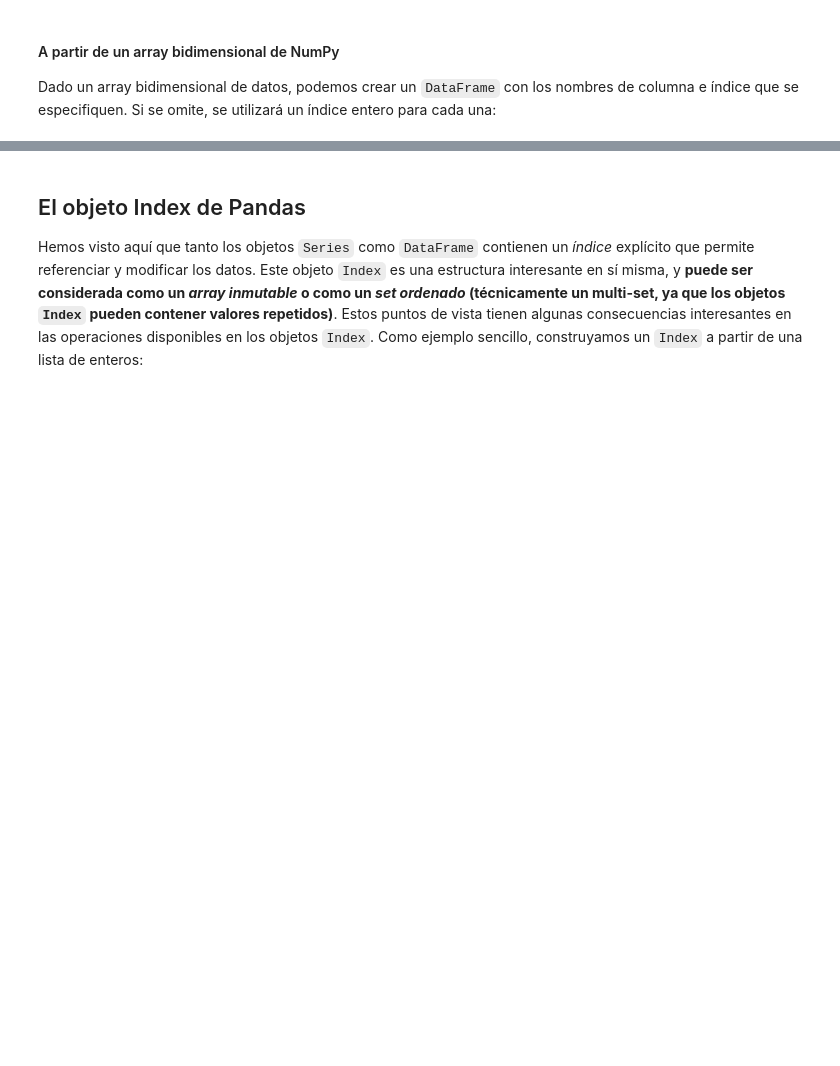
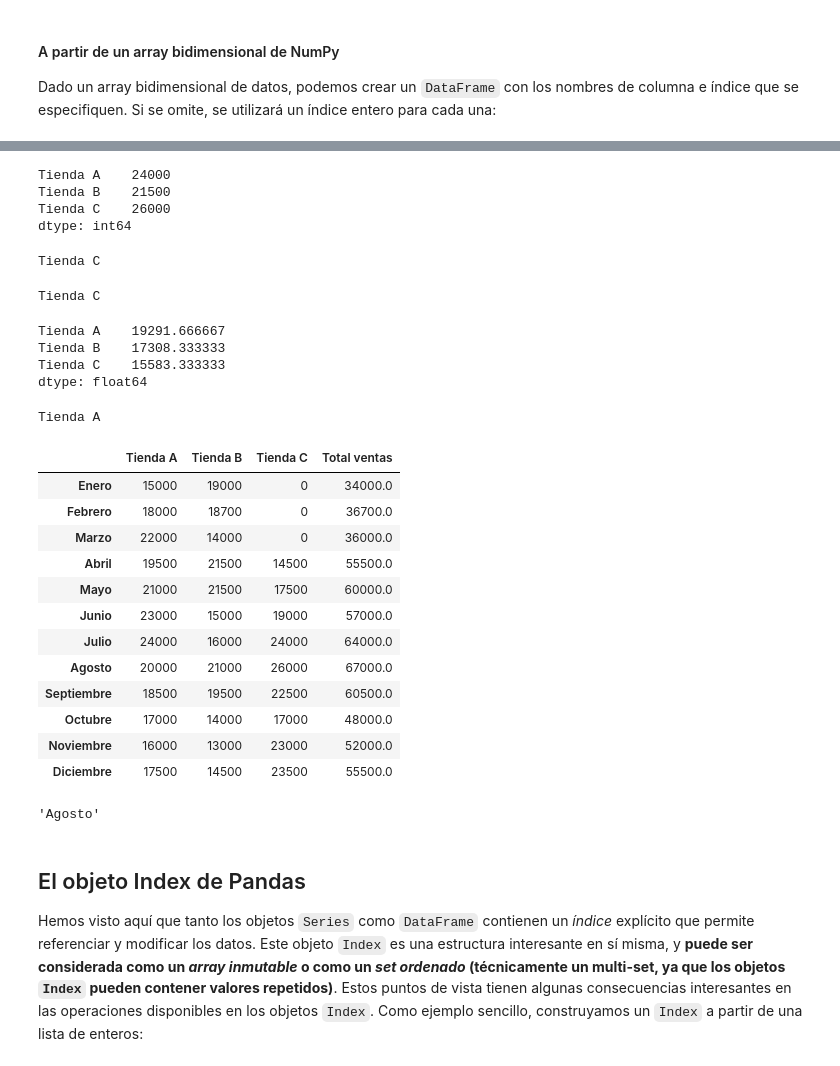
Before and after one commit to susana-PB/ONLINE_DS_THEBRIDGE_susanaPB, a Jupyter notebook: 2-Data_Analysis/2-Pandas/Teoría/1_Intro_Pandas.ipynb, the cells around one changed output, grey strips where cells are left out. Cells and saved outputs as stored; diff of their text form; code cells hidden in the pictures; blank space fills up the shorter version.

```diff
--- a/2-Data_Analysis/2-Pandas/Teoría/1_Intro_Pandas.ipynb
+++ b/2-Data_Analysis/2-Pandas/Teoría/1_Intro_Pandas.ipynb
@@ -297,3 +555,9 @@ meses = ["Enero", "Febrero", "Marzo", "Abril", "Mayo", "Junio", "Julio", "Agosto
 ventas_mensuales_A = pd.Series([15000, 18000, 22000, 19500, 21000, 23000, 24000, 20000, 18500, 17000, 16000, 17500])
 ventas_mensuales_B = pd.Series([19000, 18700, 14000, 21500, 21500, 15000, 16000, 21000, 19500, 14000, 13000, 14500])
 ventas_mensuales_C = pd.Series([0, 0, 0, 14500, 17500, 19000, 24000, 26000, 22500, 17000, 23000, 23500])
+# %%
+df = pd.DataFrame({"Tienda A" : ventas_mensuales_A.values,
+                   "Tienda B" : ventas_mensuales_B.values,
+                   "Tienda C" : ventas_mensuales_C.values},
+                  index=meses)
+df
@@ -300,3 +578,51 @@ ventas_mensuales_C = pd.Series([0, 0, 0, 14500, 17500, 19000, 24000, 26000, 2250
+# %%
+df.max()
+# %% [output]
+Tienda A    24000
+Tienda B    21500
+Tienda C    26000
+dtype: int64
+# %%
+print(df.max().idxmax())
+# %% [output]
+Tienda C
+# %%
+print(max(df))
+# %% [output]
+Tienda C
+# %%
+df.mean()
+# %% [output]
+Tienda A    19291.666667
+Tienda B    17308.333333
+Tienda C    15583.333333
+dtype: float64
+# %%
+print(df.mean().round(2).idxmax())
+# %% [output]
+Tienda A
+# %%
+df["Total ventas"] = df.sum(axis=1)
+# %%
+df
+# %% [output]
+|  | Tienda A | Tienda B | Tienda C | Total ventas |
+| Enero | 15000 | 19000 | 0 | 34000.0 |
+| Febrero | 18000 | 18700 | 0 | 36700.0 |
+| Marzo | 22000 | 14000 | 0 | 36000.0 |
+| Abril | 19500 | 21500 | 14500 | 55500.0 |
+| Mayo | 21000 | 21500 | 17500 | 60000.0 |
+| Junio | 23000 | 15000 | 19000 | 57000.0 |
+| Julio | 24000 | 16000 | 24000 | 64000.0 |
+| Agosto | 20000 | 21000 | 26000 | 67000.0 |
+| Septiembre | 18500 | 19500 | 22500 | 60500.0 |
+| Octubre | 17000 | 14000 | 17000 | 48000.0 |
+| Noviembre | 16000 | 13000 | 23000 | 52000.0 |
+| Diciembre | 17500 | 14500 | 23500 | 55500.0 |
+# %%
+df["Total ventas"].idxmax()
+# %% [output]
+'Agosto'
 # %% [markdown]
 ## El objeto Index de Pandas
 
```
Also changed, not shown: parts of 146 cells of this notebook, 38 other files.
